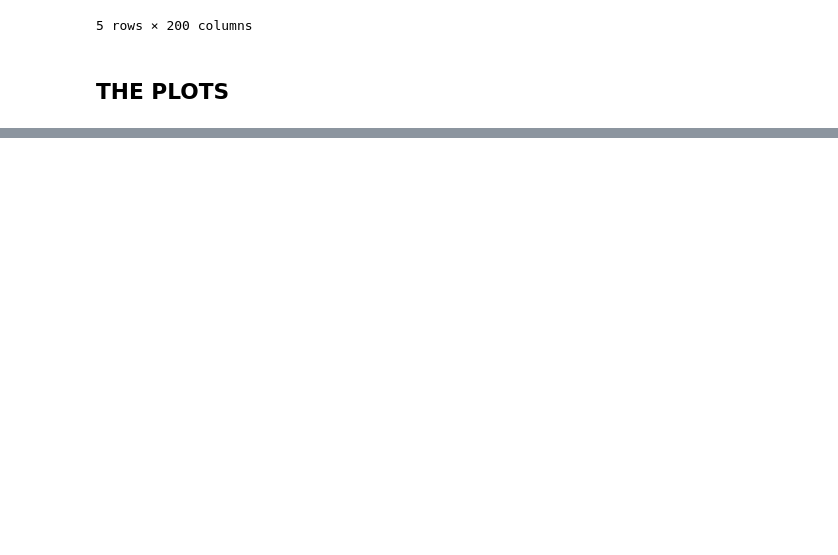
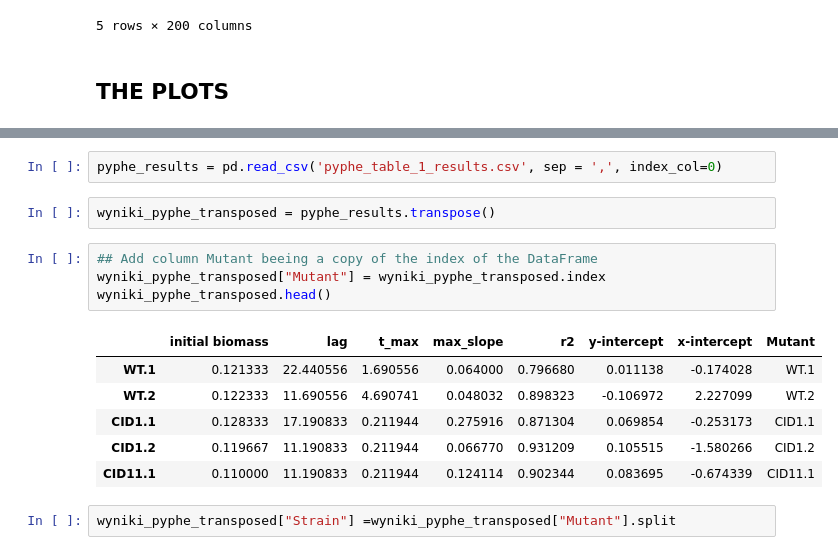
Before and after one commit to igib-rna-tails/Bioscreen_results_workflow, a Jupyter notebook: LL_Bioscreen_results_analysis.ipynb, the cells around one changed output, grey strips where cells are left out. Saved outputs shown, nothing was run; the diff lists cells and outputs as text; blank space fills up the shorter version.

```diff
--- a/LL_Bioscreen_results_analysis.ipynb
+++ b/LL_Bioscreen_results_analysis.ipynb
@@ -304,0 +315,17 @@ new_krzywe_Time_without_first_cell.head()
+# %%
+pyphe_results = pd.read_csv('pyphe_table_1_results.csv', sep = ',', index_col=0)
+# %%
+wyniki_pyphe_transposed = pyphe_results.transpose()
+# %%
+## Add column Mutant beeing a copy of the index of the DataFrame
+wyniki_pyphe_transposed["Mutant"] = wyniki_pyphe_transposed.index
+wyniki_pyphe_transposed.head()
+# %% [output]
+|  | initial biomass | lag | t_max | max_slope | r2 | y-intercept | x-intercept | Mutant |
+| WT.1 | 0.121333 | 22.440556 | 1.690556 | 0.064000 | 0.796680 | 0.011138 | -0.174028 | WT.1 |
+| WT.2 | 0.122333 | 11.690556 | 4.690741 | 0.048032 | 0.898323 | -0.106972 | 2.227099 | WT.2 |
+| CID1.1 | 0.128333 | 17.190833 | 0.211944 | 0.275916 | 0.871304 | 0.069854 | -0.253173 | CID1.1 |
+| CID1.2 | 0.119667 | 11.190833 | 0.211944 | 0.066770 | 0.931209 | 0.105515 | -1.580266 | CID1.2 |
+| CID11.1 | 0.110000 | 11.190833 | 0.211944 | 0.124114 | 0.902344 | 0.083695 | -0.674339 | CID11.1 |
+# %%
+wyniki_pyphe_transposed["Strain"] =wyniki_pyphe_transposed["Mutant"].split
```
Also changed, not shown: parts of 44 cells of this notebook.
